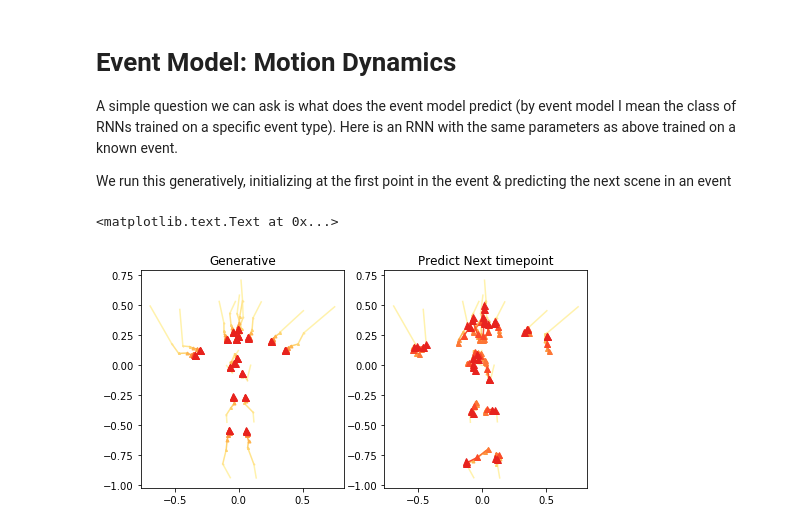
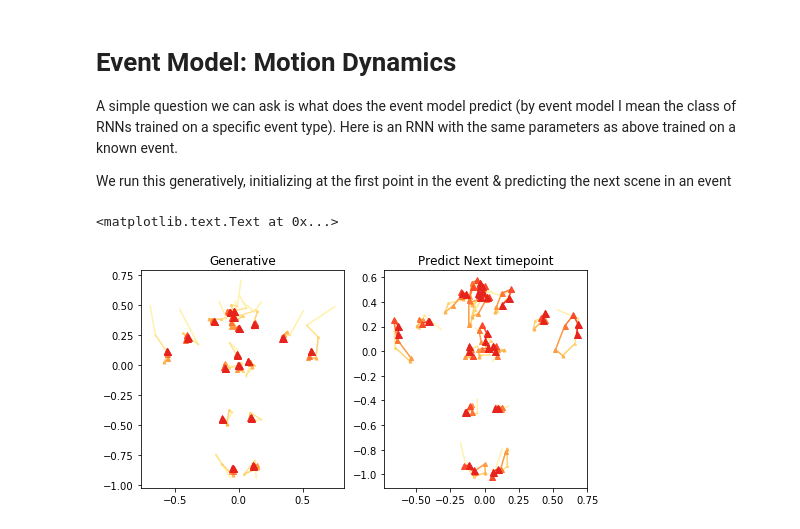
Before and after one commit to nicktfranklin/SEM_paper_simulations, a Jupyter notebook: Demo - Motion Capture Data.ipynb, the cells around one changed output. Saved outputs shown, nothing was run; the diff lists cells and outputs as text; code cells hidden in the pictures.

```diff
--- a/Demo - Motion Capture Data.ipynb
+++ b/Demo - Motion Capture Data.ipynb
@@ -73,13 +101,13 @@ _, D = X_train.shape
 
 # specify the model architecture (makes a big difference! especially the training parameters)
 f_class = KerasSRN_batch
-f_opts = dict(t=2, n_batch=250, aug_noise=0.01, sgd_kwargs=sgd_kwargs,
+f_opts = dict(t=3, n_batch=250, aug_noise=0.001, sgd_kwargs=sgd_kwargs,
              n_hidden1=D, n_hidden2=D*2, hidden_act1='relu', hidden_act2='relu',)
 
-#best: 0.64
-lmda = 10 # best 100
+#best: 0.78
+lmda = 10 # best 10
 alfa = 0.1 # best 0.01
-beta = 0.09 # best 0.07
+beta = 0.09 # best 0.09
 Omega = {
     'lmda': lmda,
     'alfa': alfa,
@@ -92,7 +120,7 @@ print 'lambda =', lmda
 print 'alpha =', alfa
 print 'beta =', beta
 
-r, post = evaluate(X_train, y_train, Omega, save=False)
+r, post, pe = evaluate(X_train, y_train, Omega, save=False, return_pe=True)
 print "Adjusted Rand Index:", r
 plt.plot(post)
 plt.gca().set_ylabel('Posterior cluster probability')
@@ -268,42 +375,39 @@ from models import KerasSRN_batch
 e = motion_data.loc[motion_data.EventNumber == 1, :]
 cols = e.columns[:-1]
 e = e[cols].values
 
 X = e[:-1, :]
 y = e[1:, :]
+t = t
 srn = KerasSRN_batch(D, **f_opts)
 srn.update(X, y)
 
 def run_generative(model, X):
-    X_gen = [np.reshape(X[0, :], (1, 54))]
+    """ Run the model generatively, initializing the with the first true
+    scene vector in the event and then using the predicted scene vectors
+    as inputs"""
+    X_gen = np.concatenate([np.reshape(X[0, :], (1, 54))])
     for ii in range(X.shape[0] -1):
-        X_gen.append(model.predict(X_gen[-1]))
-    X_gen = np.concatenate(X_gen)
+        Y_hat = model.predict_next(X_gen)
+        X_gen = np.concatenate([X_gen, [Y_hat]])
     return X_gen
-
-def predict(model, X):
-    y_hat = [np.reshape(X[0, :], (1, 54))]
-    for ii in range(X.shape[0] -1):
-        y_hat.append(srn.predict(X[ii, :]))
-    y_hat = np.concatenate(y_hat)
-    return y_hat
 
 def plot_time2d(X, ax):
     cc = sns.color_palette("YlOrRd", n_colors=e.shape[0])
     for ii in range(e.shape[0]-2):
         for jj in range(18):
             ax.plot([X[ii, jj], X[ii+1, jj]],
                      [X[ii, 18+jj], X[ii+1, 18+jj]],
                      color=cc[ii], marker='^', markersize=ii)
 
 
 fig, axes = plt.subplots(1, 2, figsize=(8, 4))
 
 plot_time2d(run_generative(srn, X), axes[0])
-plot_time2d(predict(srn, X), axes[1])
+plot_time2d(srn.predict(X), axes[1])
 
 axes[0].set_title('Generative')
 axes[1].set_title('Predict Next timepoint')
 # %% [output]
 <matplotlib.text.Text at 0x...>
-[figure, old version]
+[figure, new version]
```
Also changed, not shown: parts of 16 cells of this notebook, 4 other files.
